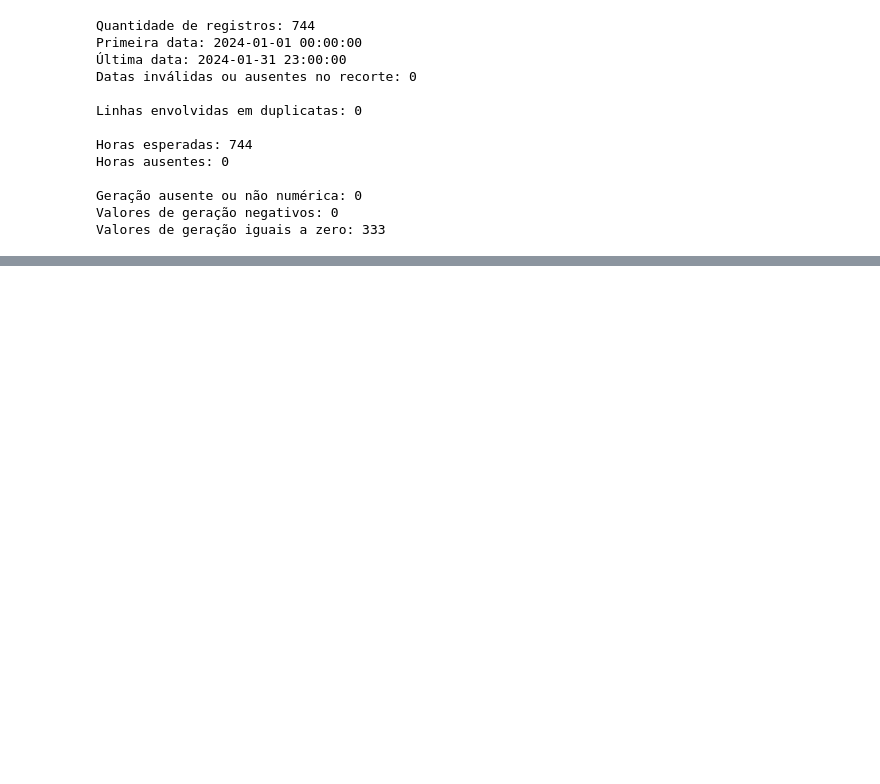
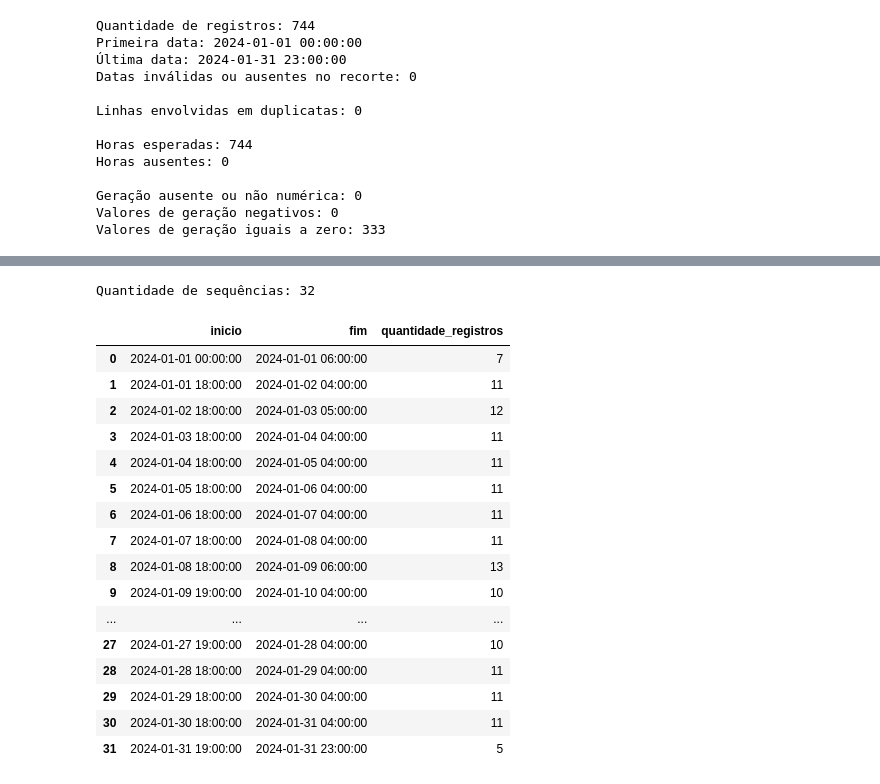
Before and after one commit to MiguelFreire-bit/previsao-geracao-solar-ons, a Jupyter notebook: notebooks/01_entendimento_dos_dados.ipynb, the cells around one changed output, grey strips where cells are left out. Drawn from its saved outputs; the diff is of its cells as text; code cells hidden in the pictures; blank space fills up the shorter version.

```diff
--- a/notebooks/01_entendimento_dos_dados.ipynb
+++ b/notebooks/01_entendimento_dos_dados.ipynb
@@ -180,0 +249,43 @@ Valores de geração iguais a zero: 333
+# %%
+# ------ Identifica sequências consecutivas de geração zero
+dados_zeros = resultado.copy()
+dados_zeros['geracao_zero'] = dados_zeros['val_geracao'].eq(0)
+
+nova_sequencia = (
+    dados_zeros['geracao_zero'].ne(dados_zeros['geracao_zero'].shift())
+    | dados_zeros['din_instante'].diff().ne(pd.Timedelta(hours=1))
+)
+dados_zeros['sequencia'] = nova_sequencia.cumsum()
+
+sequencias_zero = (
+    dados_zeros.loc[dados_zeros['geracao_zero']]
+    .groupby('sequencia')
+    .agg(
+        inicio=('din_instante', 'min'),
+        fim=('din_instante', 'max'),
+        quantidade_registros=('din_instante', 'size')
+    )
+    .reset_index(drop=True)
+)
+
+print('Quantidade de sequências:', len(sequencias_zero))
+display(sequencias_zero)
+# %% [output]
+Quantidade de sequências: 32
+|  | inicio | fim | quantidade_registros |
+| 0 | 2024-01-01 00:00:00 | 2024-01-01 06:00:00 | 7 |
+| 1 | 2024-01-01 18:00:00 | 2024-01-02 04:00:00 | 11 |
+| 2 | 2024-01-02 18:00:00 | 2024-01-03 05:00:00 | 12 |
+| 3 | 2024-01-03 18:00:00 | 2024-01-04 04:00:00 | 11 |
+| 4 | 2024-01-04 18:00:00 | 2024-01-05 04:00:00 | 11 |
+| 5 | 2024-01-05 18:00:00 | 2024-01-06 04:00:00 | 11 |
+| 6 | 2024-01-06 18:00:00 | 2024-01-07 04:00:00 | 11 |
+| 7 | 2024-01-07 18:00:00 | 2024-01-08 04:00:00 | 11 |
+| 8 | 2024-01-08 18:00:00 | 2024-01-09 06:00:00 | 13 |
+| 9 | 2024-01-09 19:00:00 | 2024-01-10 04:00:00 | 10 |
+| ... | ... | ... | ... |
+| 27 | 2024-01-27 19:00:00 | 2024-01-28 04:00:00 | 10 |
+| 28 | 2024-01-28 18:00:00 | 2024-01-29 04:00:00 | 11 |
+| 29 | 2024-01-29 18:00:00 | 2024-01-30 04:00:00 | 11 |
+| 30 | 2024-01-30 18:00:00 | 2024-01-31 04:00:00 | 11 |
+| 31 | 2024-01-31 19:00:00 | 2024-01-31 23:00:00 | 5 |
```
Also changed, not shown: parts of 17 cells of this notebook, 1 other file.
